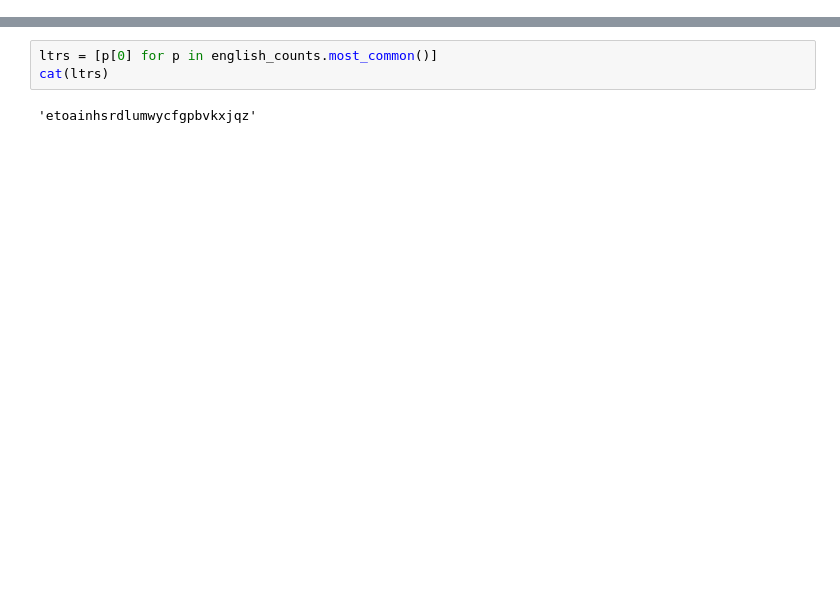
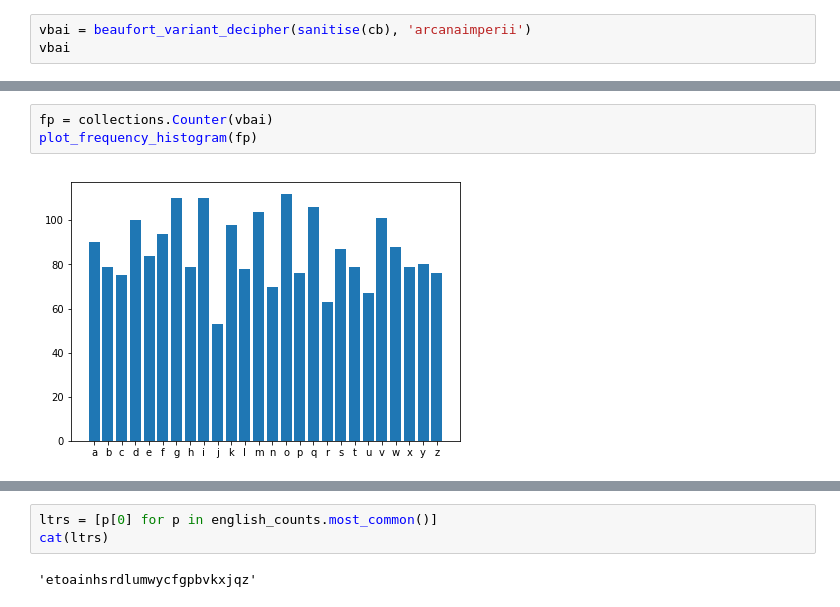
Before and after one commit to NeilNjae/cipher-tools, a Jupyter notebook: 2017/2017-challenge6.ipynb, the cells around one changed output, grey strips where cells are left out. Drawn from its saved outputs; the diff is of its cells as text; blank space fills up the shorter version.

```diff
--- a/2017/2017-challenge6.ipynb
+++ b/2017/2017-challenge6.ipynb
@@ -65,0 +147,3 @@ gyotygparsneylhadnsyooscnrsdlnjbfmylxjyddnrvfilenrsrdigymnienondrnqcaflienjabyjl
+# %%
+vbai = beaufort_variant_decipher(sanitise(cb), 'arcanaimperii')
+vbai
@@ -65,0 +162,5 @@ gyotygparsneylhadnsyooscnrsdlnjbfmylxjyddnrvfilenrsrdigymnienondrnqcaflienjabyjl
+# %%
+fp = collections.Counter(vbai)
+plot_frequency_histogram(fp)
+# %% [output]
+[figure, added]
```
Also changed, not shown: parts of 93 cells of this notebook, 4 other files.
